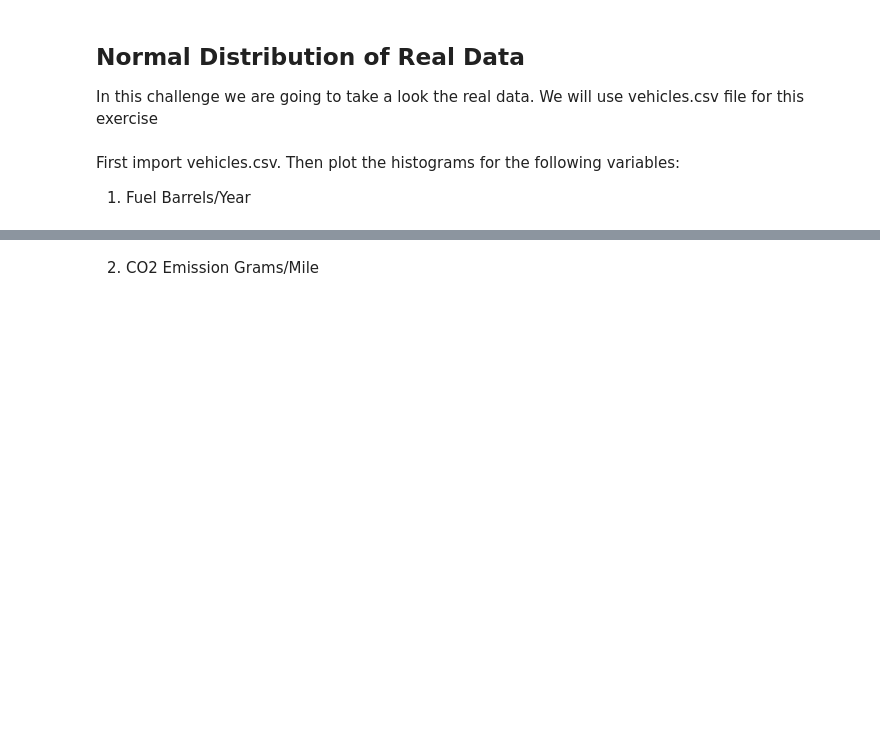
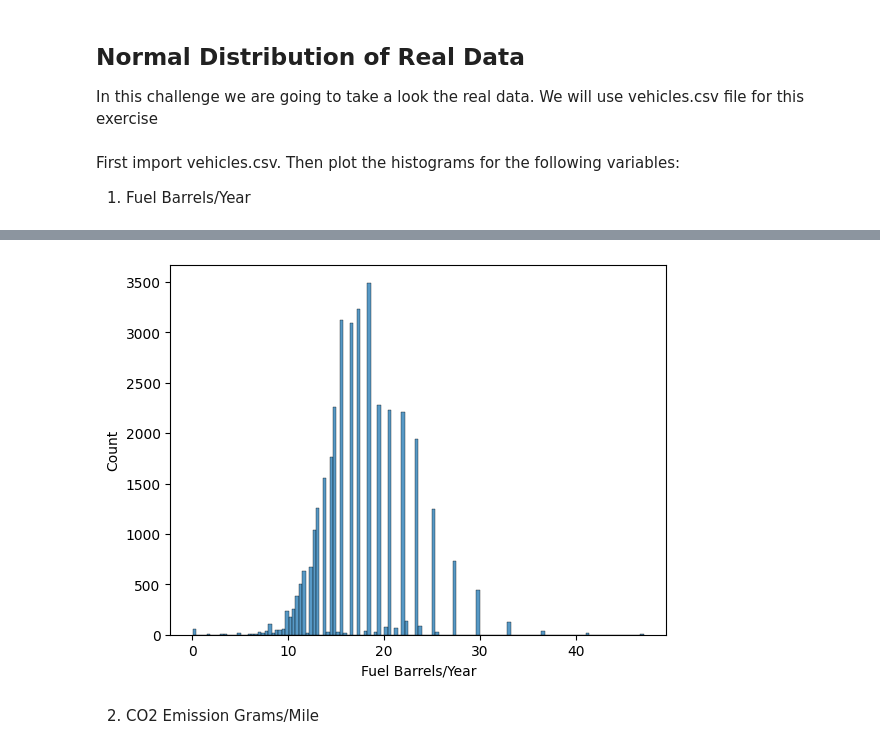
Before and after one commit to Ironhack-Data-Madrid-Octubre-2023/6.1-lab_continuous_probability_distributions, a Jupyter notebook: your-code/main.ipynb, the cells around one changed output, grey strips where cells are left out. Cells and saved outputs as stored; diff of their text form; code cells hidden in the pictures; blank space fills up the shorter version.

```diff
--- a/your-code/main.ipynb
+++ b/your-code/main.ipynb
@@ -114,0 +115,3 @@ Then plot the histograms for the following variables:
+# %%
+vehicles_csv = pd.read_csv('vehicles.csv')
+vehicles = pd.DataFrame(vehicles_csv)
@@ -115,2 +124,6 @@ Then plot the histograms for the following variables:
+# %%
+sn.histplot(vehicles['Fuel Barrels/Year']);
+# %% [output]
+[figure, added]
 # %% [markdown]
 2. CO2 Emission Grams/Mile
```
Also changed, not shown: parts of 8 cells of this notebook.
